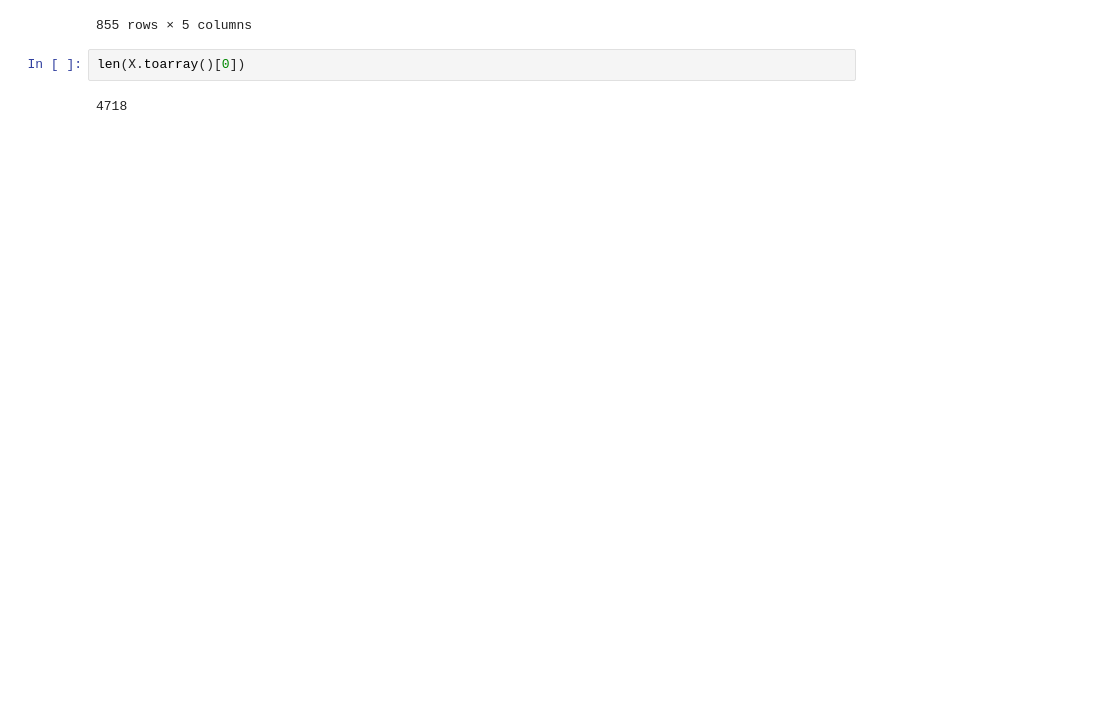
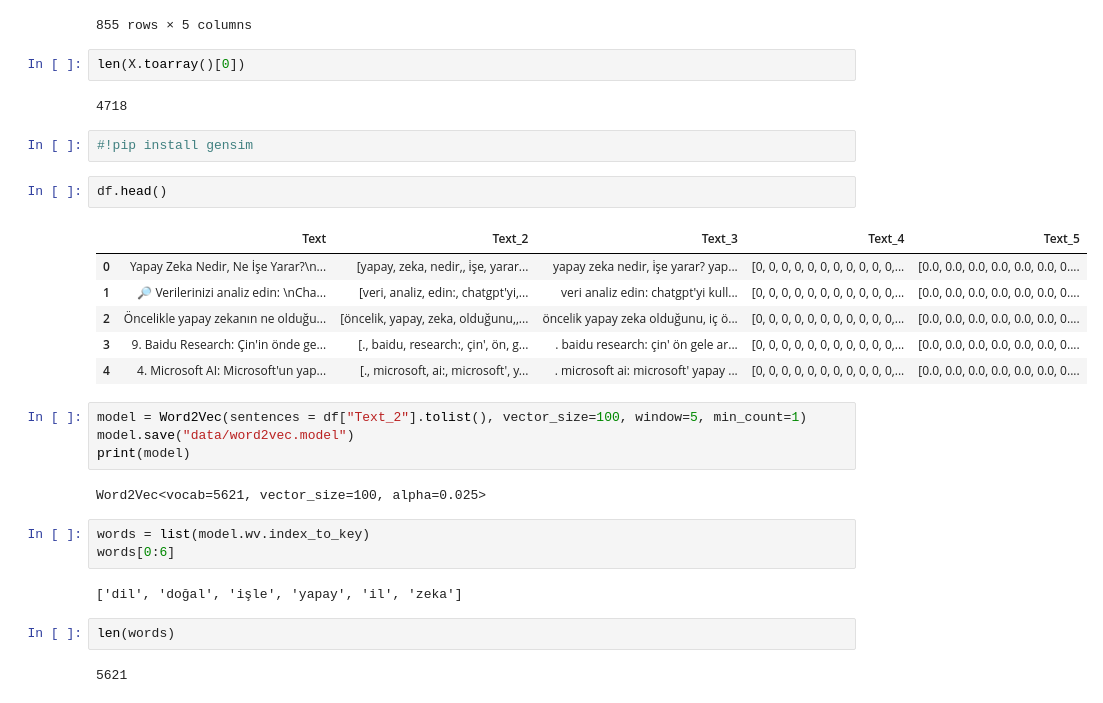
Before and after one commit to Abdulkadir2516/GMKA_NLP, a Jupyter notebook: vektorler.ipynb, the cells around one changed output. Cells and saved outputs as stored; diff of their text form; blank space fills up the shorter version.

```diff
--- a/vektorler.ipynb
+++ b/vektorler.ipynb
@@ -170,3 +171,29 @@ df
 len(X.toarray()[0])
 # %% [output]
 4718
+# %%
+#!pip install gensim
+# %%
+df.head()
+# %% [output]
+|  | Text | Text_2 | Text_3 | Text_4 | Text_5 |
+| 0 | Yapay Zeka Nedir, Ne İşe Yarar?\n... | [yapay, zeka, nedir,, i̇şe, yarar... | yapay zeka nedir, i̇şe yarar? yap... | [0, 0, 0, 0, 0, 0, 0, 0, 0, 0, 0,... | [0.0, 0.0, 0.0, 0.0, 0.0, 0.0, 0.... |
+| 1 | 🔎 Verilerinizi analiz edin: \nCha... | [veri, analiz, edin:, chatgpt'yi,... | veri analiz edin: chatgpt'yi kull... | [0, 0, 0, 0, 0, 0, 0, 0, 0, 0, 0,... | [0.0, 0.0, 0.0, 0.0, 0.0, 0.0, 0.... |
+| 2 | Öncelikle yapay zekanın ne olduğu... | [öncelik, yapay, zeka, olduğunu,,... | öncelik yapay zeka olduğunu, iç ö... | [0, 0, 0, 0, 0, 0, 0, 0, 0, 0, 0,... | [0.0, 0.0, 0.0, 0.0, 0.0, 0.0, 0.... |
+| 3 | 9. Baidu Research: Çin'in önde ge... | [., baidu, research:, çin', ön, g... | . baidu research: çin' ön gele ar... | [0, 0, 0, 0, 0, 0, 0, 0, 0, 0, 0,... | [0.0, 0.0, 0.0, 0.0, 0.0, 0.0, 0.... |
+| 4 | 4. Microsoft AI: Microsoft'un yap... | [., microsoft, ai:, microsoft', y... | . microsoft ai: microsoft' yapay ... | [0, 0, 0, 0, 0, 0, 0, 0, 0, 0, 0,... | [0.0, 0.0, 0.0, 0.0, 0.0, 0.0, 0.... |
+# %%
+model = Word2Vec(sentences = df["Text_2"].tolist(), vector_size=100, window=5, min_count=1)
+model.save("data/word2vec.model")
+print(model)
+# %% [output]
+Word2Vec<vocab=5621, vector_size=100, alpha=0.025>
+# %%
+words = list(model.wv.index_to_key)
+words[0:6]
+# %% [output]
+['dil', 'doğal', 'işle', 'yapay', 'il', 'zeka']
+# %%
+len(words)
+# %% [output]
+5621
```
Also changed, not shown: parts of 9 cells of this notebook, 1 other file.
